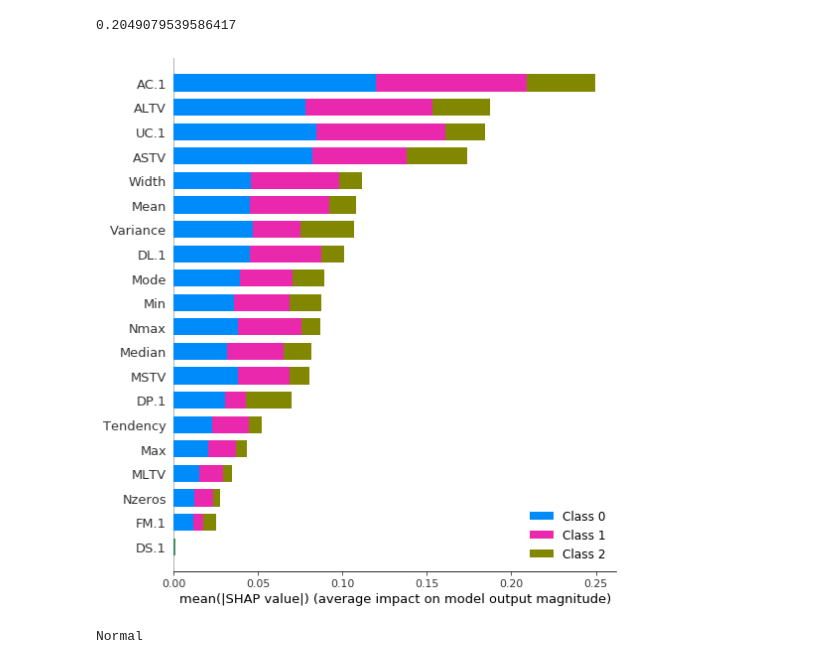
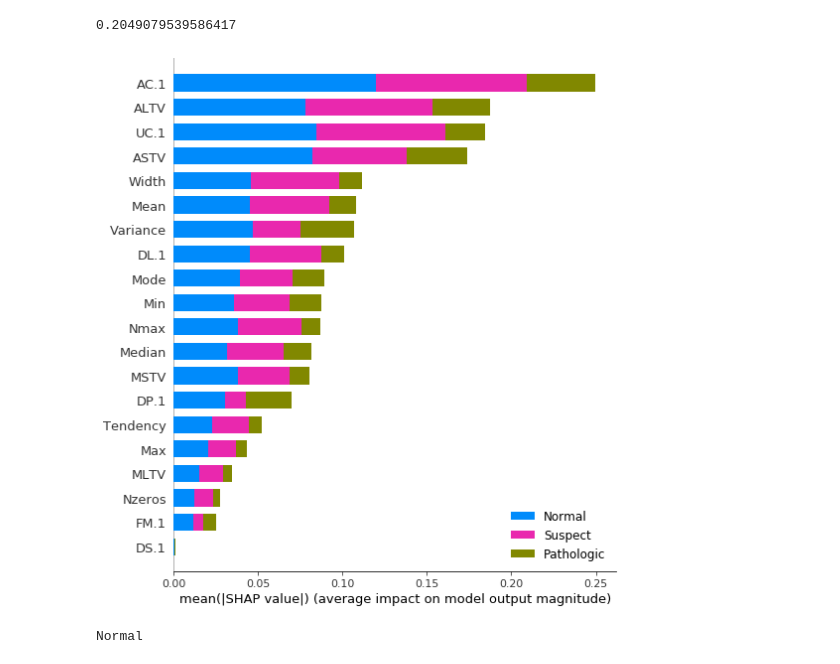
Before and after one commit to Abeldewit/CTGDeep, a Jupyter notebook: Model.ipynb, the cells around one changed output. Cells and saved outputs as stored; diff of their text form; code cells hidden in the pictures.

Commit message:
Class names 2.0

```diff
--- a/Model.ipynb
+++ b/Model.ipynb
@@ -203,9 +203,9 @@ print(number)
 # %%
 X_train = pd.DataFrame(X_train, columns=dataFrame.columns)
 
-shap.summary_plot(raw_shap_explanations, X_train, plot_type="bar", class_names=['Norma])
+shap.summary_plot(raw_shap_explanations, X_train, plot_type="bar", class_names=['Normal', 'Suspect', 'Pathologic'])
 # %% [output]
-[figure, old version]
+[figure, new version]
 # %%
 print("Normal")
 shap.summary_plot(raw_shap_explanations[0], X_train, plot_type="bar")
```
